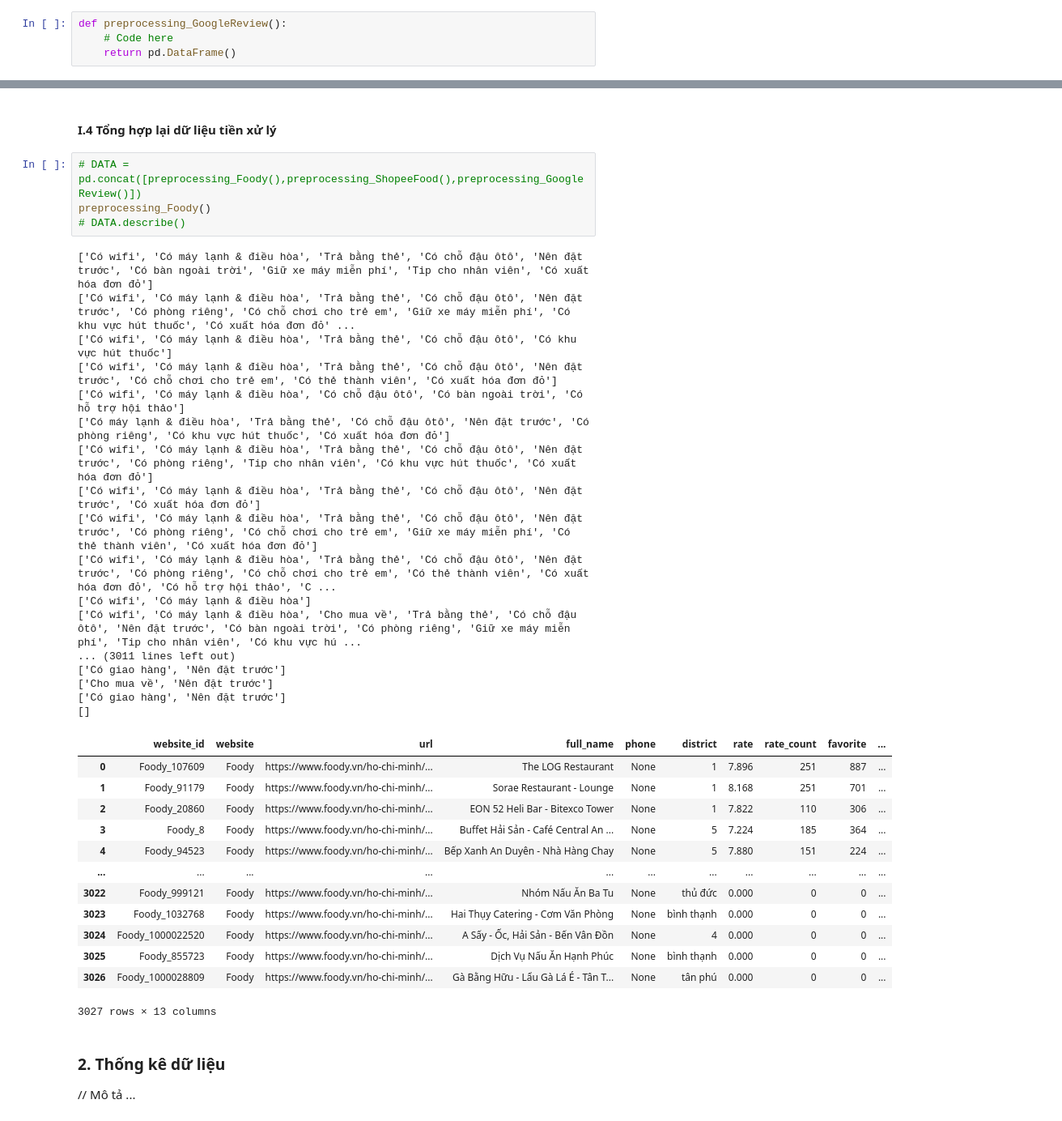
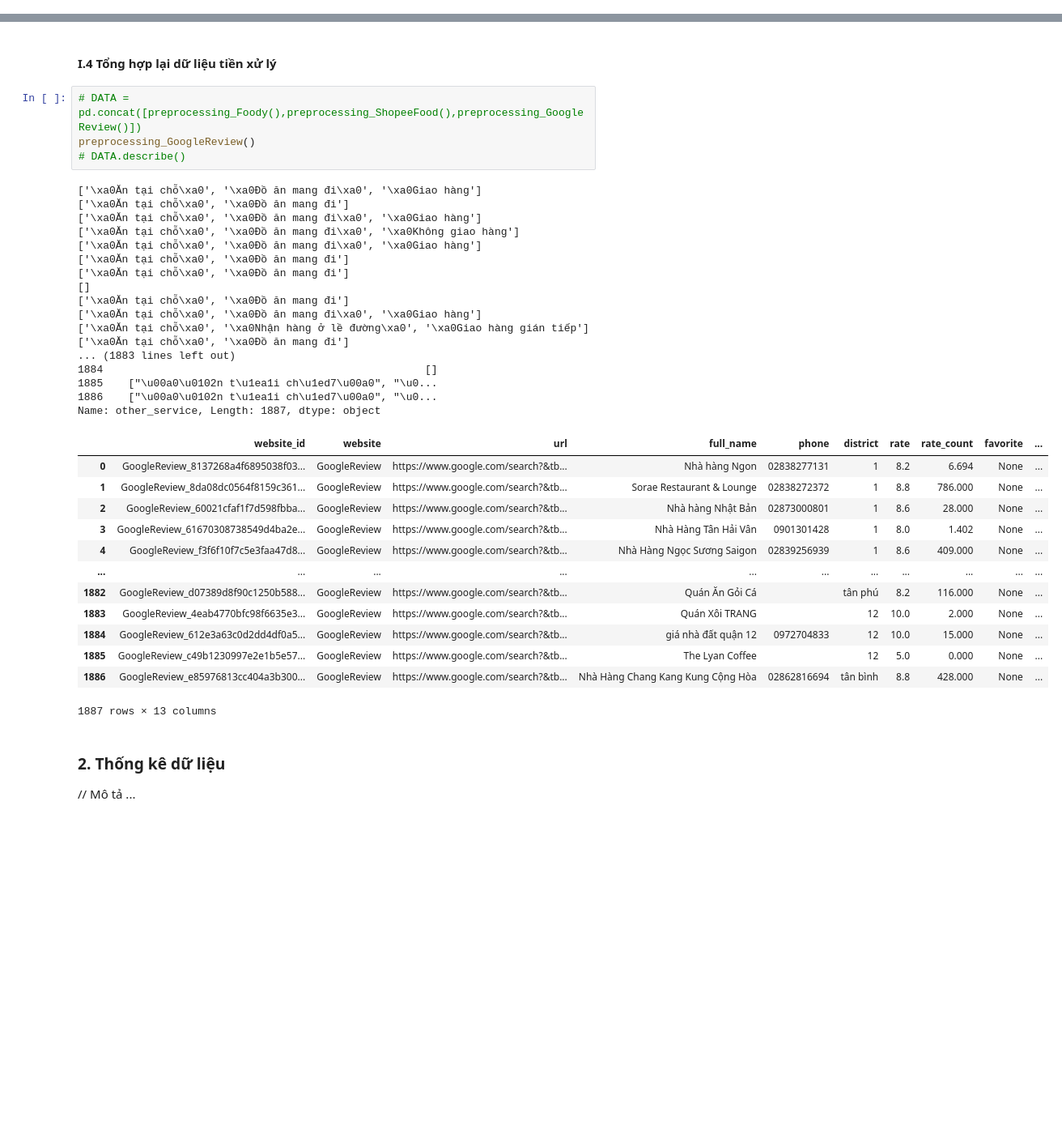
Before and after one commit to thafnhlong/HCMUS-UNIV-WebScience-VisualizeData, a Jupyter notebook: Source.ipynb, the cells around one changed output, grey strips where cells are left out. Shown: that part at 81% size. Saved outputs shown, nothing was run; the diff lists cells and outputs as text; blank space fills up the shorter version.

```diff
--- a/Source.ipynb
+++ b/Source.ipynb
@@ -138,7 +138,3 @@ def preprocessing_ShopeeFood():
     return data
 # %% [markdown]
 #### I.3 GoogleReview
-# %%
-def preprocessing_GoogleReview():
-    # Code here
-    return pd.DataFrame()
@@ -146,39 +198,39 @@ def preprocessing_GoogleReview():
 #### I.4 Tổng hợp lại dữ liệu tiền xử lý
 # %%
 # DATA = pd.concat([preprocessing_Foody(),preprocessing_ShopeeFood(),preprocessing_GoogleReview()])
-preprocessing_Foody()
+preprocessing_GoogleReview()
 # DATA.describe()
 # %% [output]
-['Có wifi', 'Có máy lạnh & điều hòa', 'Trả bằng thẻ', 'Có chỗ đậu ôtô', 'Nên đặt trước', 'Có bàn ngoài trời', 'Giữ xe máy miễn phí', 'Tip cho nhân viên', 'Có xuất hóa đơn đỏ']
-['Có wifi', 'Có máy lạnh & điều hòa', 'Trả bằng thẻ', 'Có chỗ đậu ôtô', 'Nên đặt trước', 'Có phòng riêng', 'Có chỗ chơi cho trẻ em', 'Giữ xe máy miễn phí', 'Có khu vực hút thuốc', 'Có xuất hóa đơn đỏ' ...
-['Có wifi', 'Có máy lạnh & điều hòa', 'Trả bằng thẻ', 'Có chỗ đậu ôtô', 'Có khu vực hút thuốc']
-['Có wifi', 'Có máy lạnh & điều hòa', 'Trả bằng thẻ', 'Có chỗ đậu ôtô', 'Nên đặt trước', 'Có chỗ chơi cho trẻ em', 'Có thẻ thành viên', 'Có xuất hóa đơn đỏ']
-['Có wifi', 'Có máy lạnh & điều hòa', 'Có chỗ đậu ôtô', 'Có bàn ngoài trời', 'Có hỗ trợ hội thảo']
-['Có máy lạnh & điều hòa', 'Trả bằng thẻ', 'Có chỗ đậu ôtô', 'Nên đặt trước', 'Có phòng riêng', 'Có khu vực hút thuốc', 'Có xuất hóa đơn đỏ']
-['Có wifi', 'Có máy lạnh & điều hòa', 'Trả bằng thẻ', 'Có chỗ đậu ôtô', 'Nên đặt trước', 'Có phòng riêng', 'Tip cho nhân viên', 'Có khu vực hút thuốc', 'Có xuất hóa đơn đỏ']
-['Có wifi', 'Có máy lạnh & điều hòa', 'Trả bằng thẻ', 'Có chỗ đậu ôtô', 'Nên đặt trước', 'Có xuất hóa đơn đỏ']
-['Có wifi', 'Có máy lạnh & điều hòa', 'Trả bằng thẻ', 'Có chỗ đậu ôtô', 'Nên đặt trước', 'Có phòng riêng', 'Có chỗ chơi cho trẻ em', 'Giữ xe máy miễn phí', 'Có thẻ thành viên', 'Có xuất hóa đơn đỏ']
-['Có wifi', 'Có máy lạnh & điều hòa', 'Trả bằng thẻ', 'Có chỗ đậu ôtô', 'Nên đặt trước', 'Có phòng riêng', 'Có chỗ chơi cho trẻ em', 'Có thẻ thành viên', 'Có xuất hóa đơn đỏ', 'Có hỗ trợ hội thảo', 'C ...
-['Có wifi', 'Có máy lạnh & điều hòa']
-['Có wifi', 'Có máy lạnh & điều hòa', 'Cho mua về', 'Trả bằng thẻ', 'Có chỗ đậu ôtô', 'Nên đặt trước', 'Có bàn ngoài trời', 'Có phòng riêng', 'Giữ xe máy miễn phí', 'Tip cho nhân viên', 'Có khu vực hú ...
-... (3011 lines left out)
-['Có giao hàng', 'Nên đặt trước']
-['Cho mua về', 'Nên đặt trước']
-['Có giao hàng', 'Nên đặt trước']
+['\xa0Ăn tại chỗ\xa0', '\xa0Đồ ăn mang đi\xa0', '\xa0Giao hàng']
+['\xa0Ăn tại chỗ\xa0', '\xa0Đồ ăn mang đi']
+['\xa0Ăn tại chỗ\xa0', '\xa0Đồ ăn mang đi\xa0', '\xa0Giao hàng']
+['\xa0Ăn tại chỗ\xa0', '\xa0Đồ ăn mang đi\xa0', '\xa0Không giao hàng']
+['\xa0Ăn tại chỗ\xa0', '\xa0Đồ ăn mang đi\xa0', '\xa0Giao hàng']
+['\xa0Ăn tại chỗ\xa0', '\xa0Đồ ăn mang đi']
+['\xa0Ăn tại chỗ\xa0', '\xa0Đồ ăn mang đi']
 []
+['\xa0Ăn tại chỗ\xa0', '\xa0Đồ ăn mang đi']
+['\xa0Ăn tại chỗ\xa0', '\xa0Đồ ăn mang đi\xa0', '\xa0Giao hàng']
+['\xa0Ăn tại chỗ\xa0', '\xa0Nhận hàng ở lề đường\xa0', '\xa0Giao hàng gián tiếp']
+['\xa0Ăn tại chỗ\xa0', '\xa0Đồ ăn mang đi']
+... (1883 lines left out)
+1884                                                   []
+1885    ["\u00a0\u0102n t\u1ea1i ch\u1ed7\u00a0", "\u0...
+1886    ["\u00a0\u0102n t\u1ea1i ch\u1ed7\u00a0", "\u0...
+Name: other_service, Length: 1887, dtype: object
 |  | website_id | website | url | full_name | phone | district | rate | rate_count | favorite | ... |
-| 0 | Foody_107609 | Foody | https://www.foody.vn/ho-chi-minh/... | The LOG Restaurant | None | 1 | 7.896 | 251 | 887 | ... |
-| 1 | Foody_91179 | Foody | https://www.foody.vn/ho-chi-minh/... | Sorae Restaurant - Lounge | None | 1 | 8.168 | 251 | 701 | ... |
-| 2 | Foody_20860 | Foody | https://www.foody.vn/ho-chi-minh/... | EON 52 Heli Bar - Bitexco Tower | None | 1 | 7.822 | 110 | 306 | ... |
-| 3 | Foody_8 | Foody | https://www.foody.vn/ho-chi-minh/... | Buffet Hải Sản - Café Central An ... | None | 5 | 7.224 | 185 | 364 | ... |
-| 4 | Foody_94523 | Foody | https://www.foody.vn/ho-chi-minh/... | Bếp Xanh An Duyên - Nhà Hàng Chay | None | 5 | 7.880 | 151 | 224 | ... |
+| 0 | GoogleReview_8137268a4f6895038f03... | GoogleReview | https://www.google.com/search?&tb... | Nhà hàng Ngon | 02838277131 | 1 | 8.2 | 6.694 | None | ... |
+| 1 | GoogleReview_8da08dc0564f8159c361... | GoogleReview | https://www.google.com/search?&tb... | Sorae Restaurant & Lounge | 02838272372 | 1 | 8.8 | 786.000 | None | ... |
+| 2 | GoogleReview_60021cfaf1f7d598fbba... | GoogleReview | https://www.google.com/search?&tb... | Nhà hàng Nhật Bản | 02873000801 | 1 | 8.6 | 28.000 | None | ... |
+| 3 | GoogleReview_61670308738549d4ba2e... | GoogleReview | https://www.google.com/search?&tb... | Nhà Hàng Tân Hải Vân | 0901301428 | 1 | 8.0 | 1.402 | None | ... |
+| 4 | GoogleReview_f3f6f10f7c5e3faa47d8... | GoogleReview | https://www.google.com/search?&tb... | Nhà Hàng Ngọc Sương Saigon | 02839256939 | 1 | 8.6 | 409.000 | None | ... |
 | ... | ... | ... | ... | ... | ... | ... | ... | ... | ... | ... |
-| 3022 | Foody_999121 | Foody | https://www.foody.vn/ho-chi-minh/... | Nhóm Nấu Ăn Ba Tu | None | thủ đức | 0.000 | 0 | 0 | ... |
-| 3023 | Foody_1032768 | Foody | https://www.foody.vn/ho-chi-minh/... | Hai Thụy Catering - Cơm Văn Phòng | None | bình thạnh | 0.000 | 0 | 0 | ... |
-| 3024 | Foody_1000022520 | Foody | https://www.foody.vn/ho-chi-minh/... | A Sấy - Ốc, Hải Sản - Bến Vân Đồn | None | 4 | 0.000 | 0 | 0 | ... |
-| 3025 | Foody_855723 | Foody | https://www.foody.vn/ho-chi-minh/... | Dịch Vụ Nấu Ăn Hạnh Phúc | None | bình thạnh | 0.000 | 0 | 0 | ... |
-| 3026 | Foody_1000028809 | Foody | https://www.foody.vn/ho-chi-minh/... | Gà Bằng Hữu - Lẩu Gà Lá É - Tân T... | None | tân phú | 0.000 | 0 | 0 | ... |
+| 1882 | GoogleReview_d07389d8f90c1250b588... | GoogleReview | https://www.google.com/search?&tb... | Quán Ăn Gỏi Cá |  | tân phú | 8.2 | 116.000 | None | ... |
+| 1883 | GoogleReview_4eab4770bfc98f6635e3... | GoogleReview | https://www.google.com/search?&tb... | Quán Xôi TRANG |  | 12 | 10.0 | 2.000 | None | ... |
+| 1884 | GoogleReview_612e3a63c0d2dd4df0a5... | GoogleReview | https://www.google.com/search?&tb... | giá nhà đất quận 12 | 0972704833 | 12 | 10.0 | 15.000 | None | ... |
+| 1885 | GoogleReview_c49b1230997e2e1b5e57... | GoogleReview | https://www.google.com/search?&tb... | The Lyan Coffee |  | 12 | 5.0 | 0.000 | None | ... |
+| 1886 | GoogleReview_e85976813cc404a3b300... | GoogleReview | https://www.google.com/search?&tb... | Nhà Hàng Chang Kang Kung Cộng Hòa | 02862816694 | tân bình | 8.8 | 428.000 | None | ... |
-3027 rows × 13 columns
+1887 rows × 13 columns
 # %% [markdown]
 ### 2. Thống kê dữ liệu
 
```
Also changed, not shown: parts of 2 cells of this notebook.
